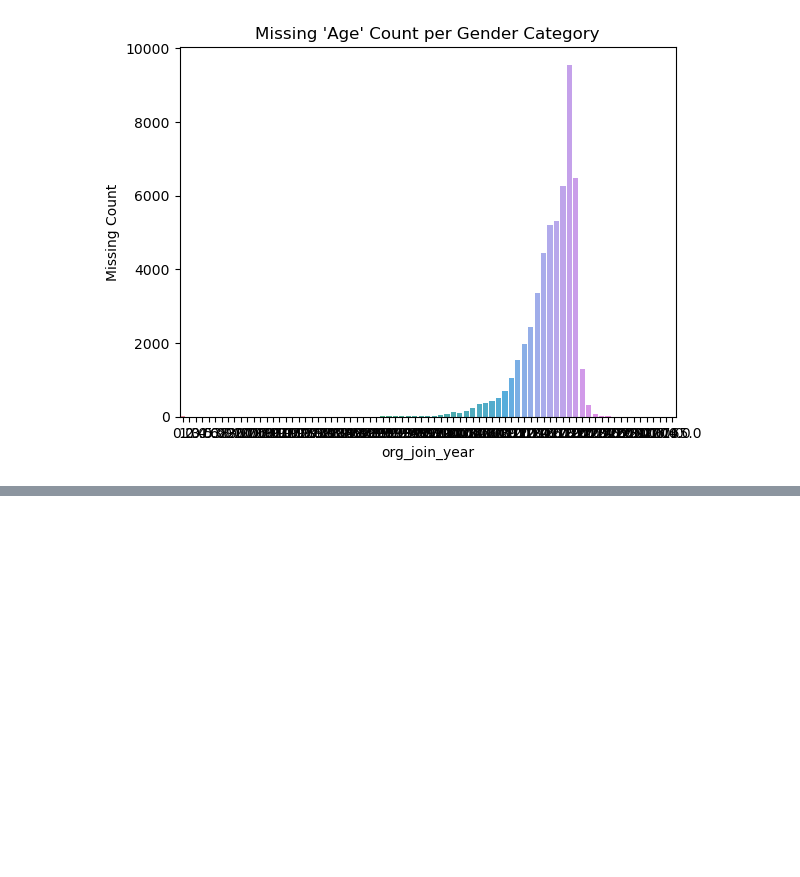
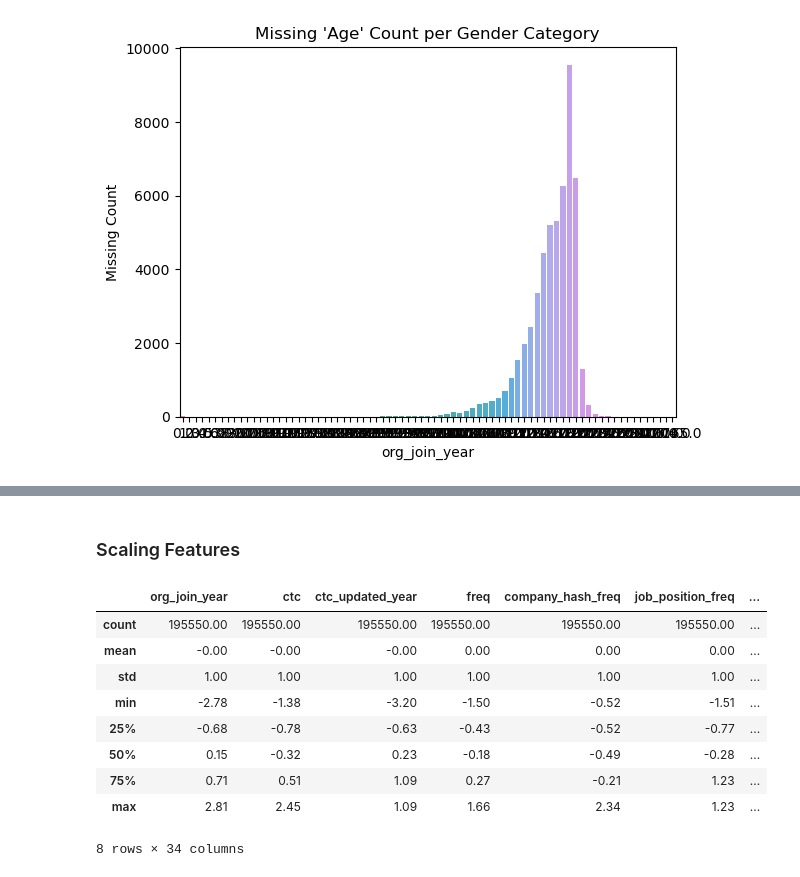
Before and after one commit to mayankjain281/ML_Unsupervised_Clustering, a Jupyter notebook: Career_Clustering_for_Scaler_Learners/Career_Clustering_for_Scaler_Learners.ipynb, the cells around one changed output, grey strips where cells are left out. Drawn from its saved outputs; the diff is of its cells as text; code cells hidden in the pictures; blank space fills up the shorter version.

```diff
--- a/Career_Clustering_for_Scaler_Learners/Career_Clustering_for_Scaler_Learners.ipynb
+++ b/Career_Clustering_for_Scaler_Learners/Career_Clustering_for_Scaler_Learners.ipynb
@@ -952,0 +750,20 @@ plt.show()
+# %%
+# Separate all categorical columns
+cat_cols = df.select_dtypes(include='object').columns.tolist()
+bin_cols = [col for col in df.columns if col.endswith('_bin')]
+
+# Frequency encode high-cardinality object columns
+high_card_cols = [col for col in cat_cols if df[col].nunique() > 10]
+for col in high_card_cols:
+    freq_map = df[col].value_counts(normalize=True)
+    df[f"{col}_freq"] = df[col].map(freq_map)
+
+# One-hot encode:
+# - binned features
+# - low-cardinality object columns
+low_card_cols = [col for col in cat_cols if col not in high_card_cols]
+ohe_cols = low_card_cols + bin_cols
+df = pd.get_dummies(df, columns=ohe_cols, drop_first=True)
+
+# Drop original high-card columns (after encoding)
+df.drop(columns=high_card_cols, inplace=True)
@@ -952,0 +790,2 @@ plt.show()
+# %% [markdown]
+### Scaling Features
@@ -952,0 +803,13 @@ plt.show()
+# %%
+df.describe().round(2)
+# %% [output]
+|  | org_join_year | ctc | ctc_updated_year | freq | company_hash_freq | job_position_freq | ... |
+| count | 195550.00 | 195550.00 | 195550.00 | 195550.00 | 195550.00 | 195550.00 | ... |
+| mean | -0.00 | -0.00 | -0.00 | 0.00 | 0.00 | 0.00 | ... |
+| std | 1.00 | 1.00 | 1.00 | 1.00 | 1.00 | 1.00 | ... |
+| min | -2.78 | -1.38 | -3.20 | -1.50 | -0.52 | -1.51 | ... |
+| 25% | -0.68 | -0.78 | -0.63 | -0.43 | -0.52 | -0.77 | ... |
+| 50% | 0.15 | -0.32 | 0.23 | -0.18 | -0.49 | -0.28 | ... |
+| 75% | 0.71 | 0.51 | 1.09 | 0.27 | -0.21 | 1.23 | ... |
+| max | 2.81 | 2.45 | 1.09 | 1.66 | 2.34 | 1.23 | ... |
+8 rows × 34 columns
```
Also changed, not shown: parts of 73 cells of this notebook.
